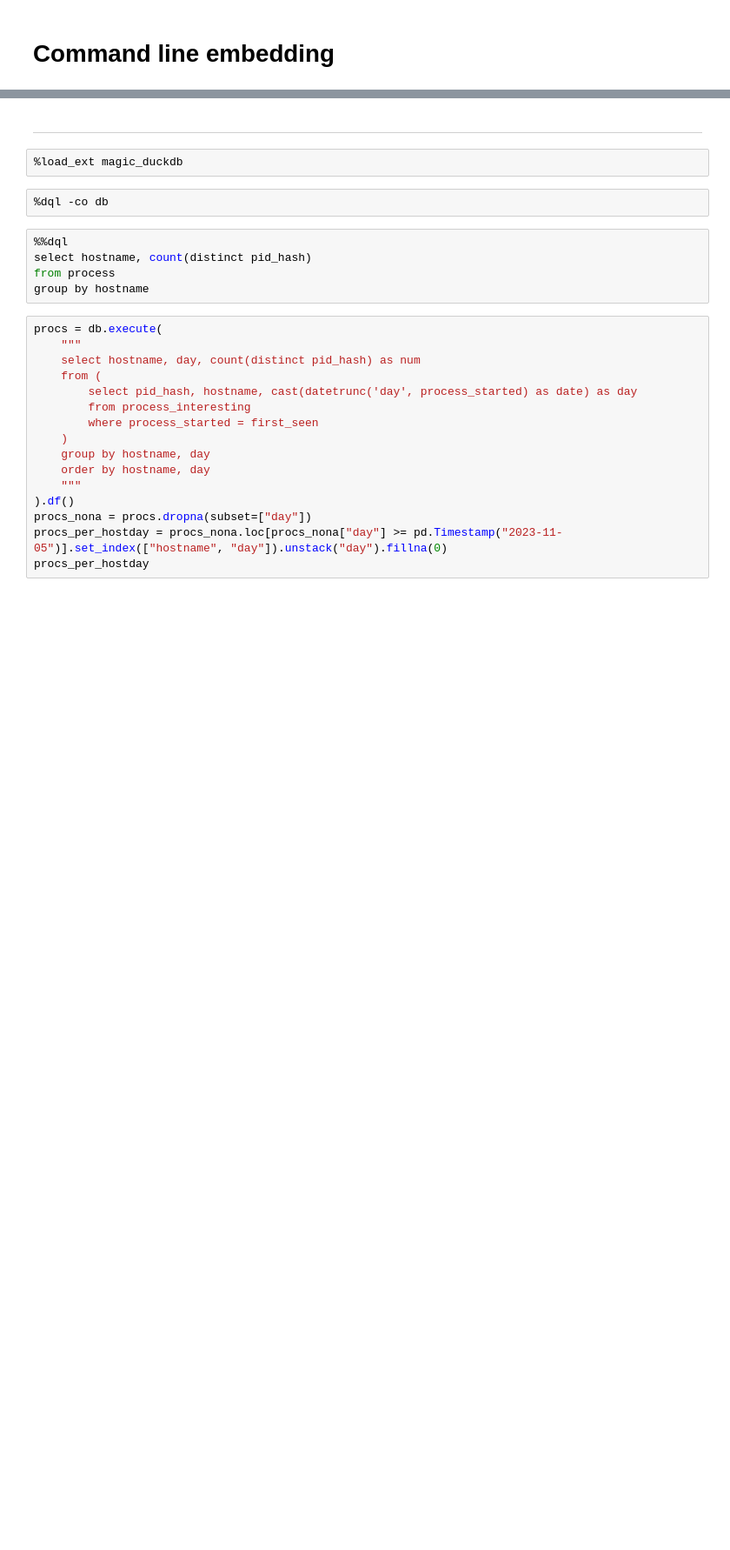
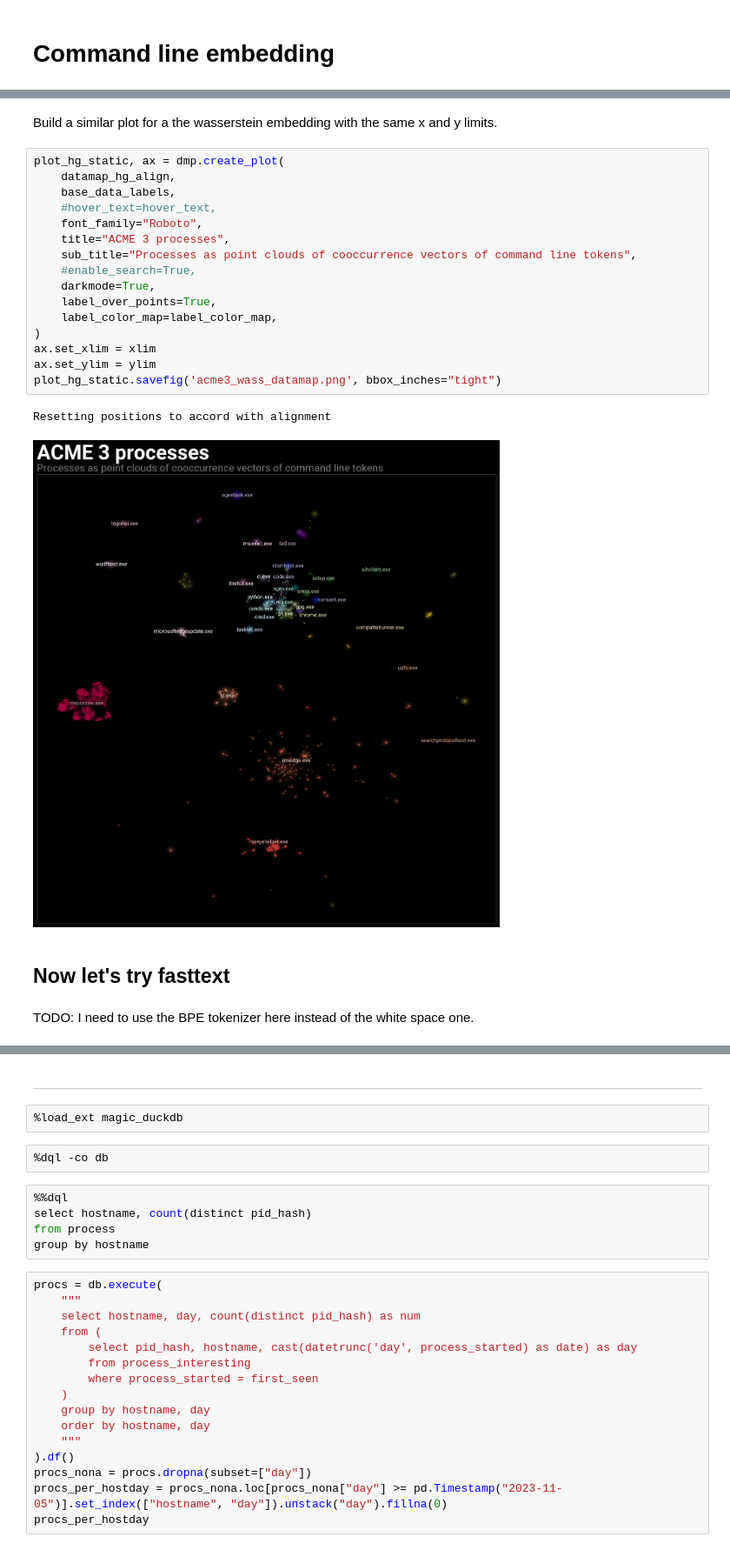
Before and after one commit to TutteInstitute/acme3-mapping, a Jupyter notebook: ACME3 process embedding.ipynb, the cells around one changed output, grey strips where cells are left out. Shown at 87% size. Cells and saved outputs as stored; diff of their text form; blank space fills up the shorter version.

```diff
--- a/ACME3 process embedding.ipynb
+++ b/ACME3 process embedding.ipynb
@@ -178,0 +410,25 @@ plot_hg
+# %% [markdown]
+Build a similar plot for a the wasserstein embedding with the same x and y limits.
+# %%
+plot_hg_static, ax = dmp.create_plot(
+    datamap_hg_align,
+    base_data_labels,
+    #hover_text=hover_text,
+    font_family="Roboto",
+    title="ACME 3 processes",
+    sub_title="Processes as point clouds of cooccurrence vectors of command line tokens",
+    #enable_search=True,
+    darkmode=True,
+    label_over_points=True,
+    label_color_map=label_color_map,
+)
+ax.set_xlim = xlim
+ax.set_ylim = ylim
+plot_hg_static.savefig('acme3_wass_datamap.png', bbox_inches="tight")
+# %% [output]
+Resetting positions to accord with alignment
+[figure, added]
+# %% [markdown]
+## Now let's try fasttext
+# %% [markdown]
+TODO: I need to use the BPE tokenizer here instead of the white space one.
```
Also changed, not shown: parts of 38 cells of this notebook, 1 other file.
